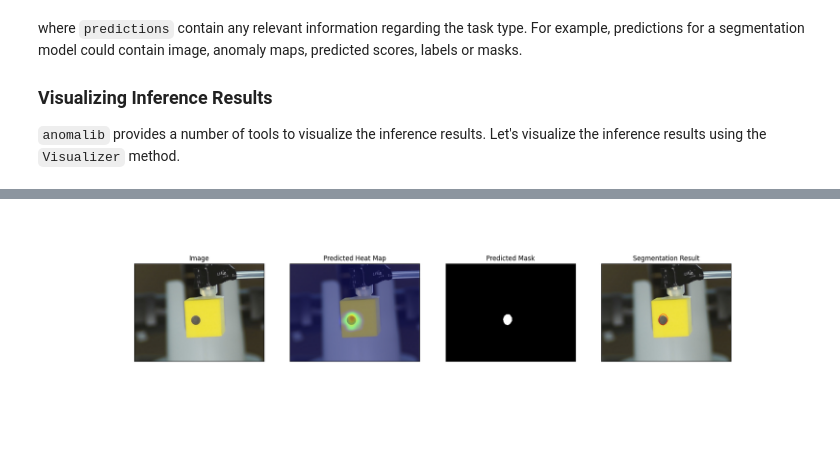
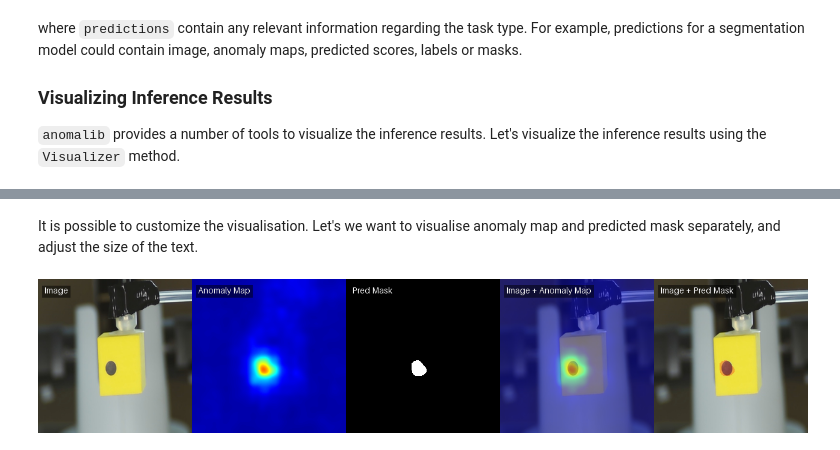
Before and after one commit to openvinotoolkit/openvino_build_deploy, a Jupyter notebook: ai_ref_kits/defect_detection_anomalib/501a_training_a_model_with_cubes_from_a_robotic_arm.ipynb, the cells around one changed output, grey strips where cells are left out. Saved outputs shown, nothing was run; the diff lists cells and outputs as text; code cells hidden in the pictures.

```diff
--- a/ai_ref_kits/defect_detection_anomalib/501a_training_a_model_with_cubes_from_a_robotic_arm.ipynb
+++ b/ai_ref_kits/defect_detection_anomalib/501a_training_a_model_with_cubes_from_a_robotic_arm.ipynb
@@ -250,8 +211,17 @@ Since `predictions` contain a number of information, we could specify which info
-# %%
-visualizer = ImageVisualizer(mode=VisualizationMode.FULL, task=TaskType.SEGMENTATION)
-output_image = visualizer.visualize_image(predictions)
-Image.fromarray(output_image)
-# %% [output]
-[figure, removed]
+# %% [markdown]
+It is possible to customize the visualisation. Let's we want to visualise anomaly map and predicted mask separately, and adjust the size of the text.
+# %%
+visualizer = ImageVisualizer(
+    fields=["image", "anomaly_map", "pred_mask"],
+    overlay_fields=[("image", ["anomaly_map"]), ("image", ["pred_mask"])],
+    overlay_fields_config={
+        "pred_mask": {"alpha": 0.5, "color": (255, 0, 0), "mode": "fill"},
+    },
+    text_config={"size": 14},
+)
+output_image = visualizer.visualize(predictions)
+output_image
+# %% [output]
+[figure, added]
 # %% [markdown]
 <img referrerpolicy="no-referrer-when-downgrade" src="https://static.scarf.sh/a.png?x-pxid=7003a37c-568d-40a5-9718-0d021d8589ca&project=ai_ref_kits/defect_detection_anomalib&file=501a_training_a_model_with_cubes_from_a_robotic_arm.ipynb" />
```
Also changed, not shown: parts of 10 cells of this notebook, 2 other files.
